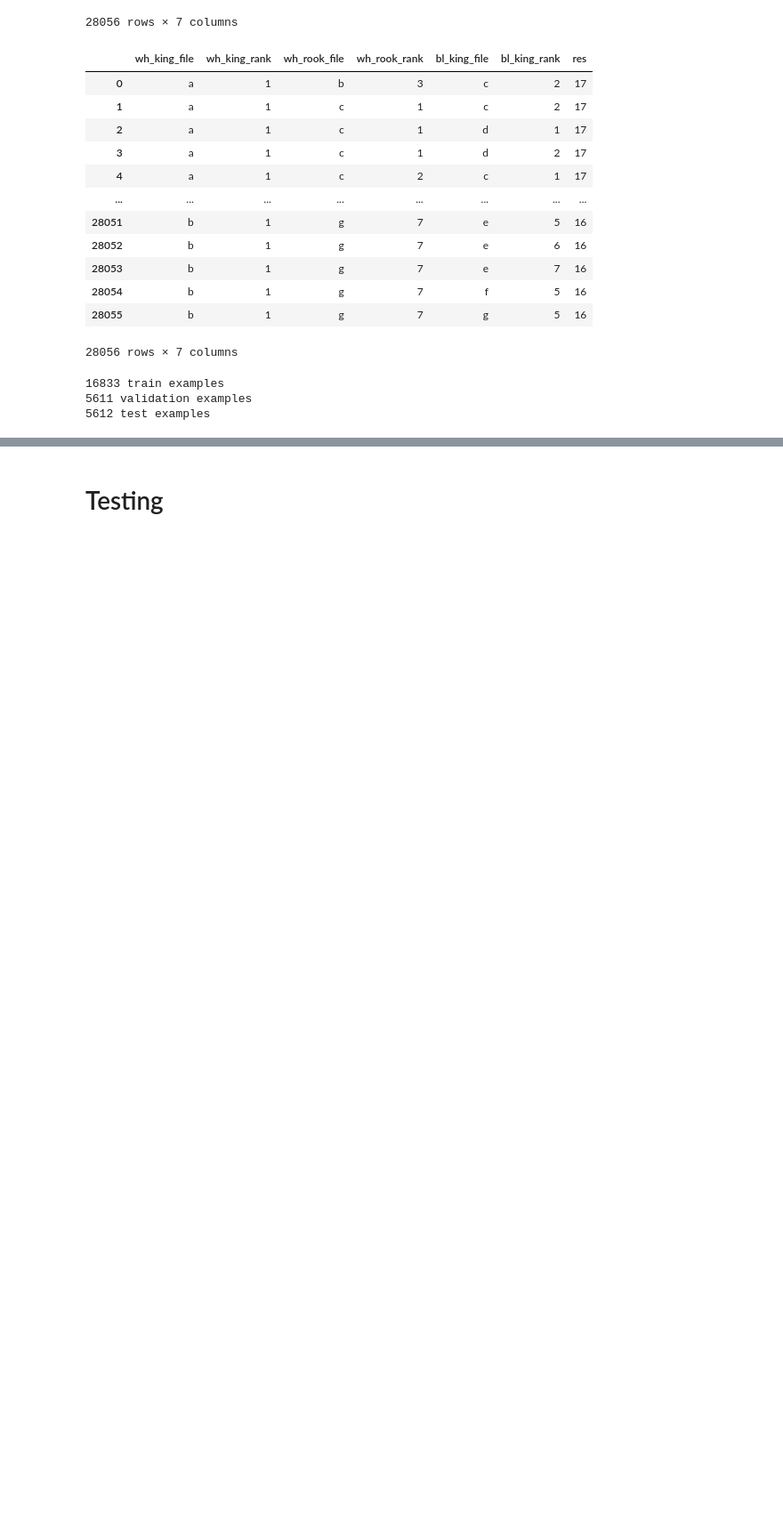
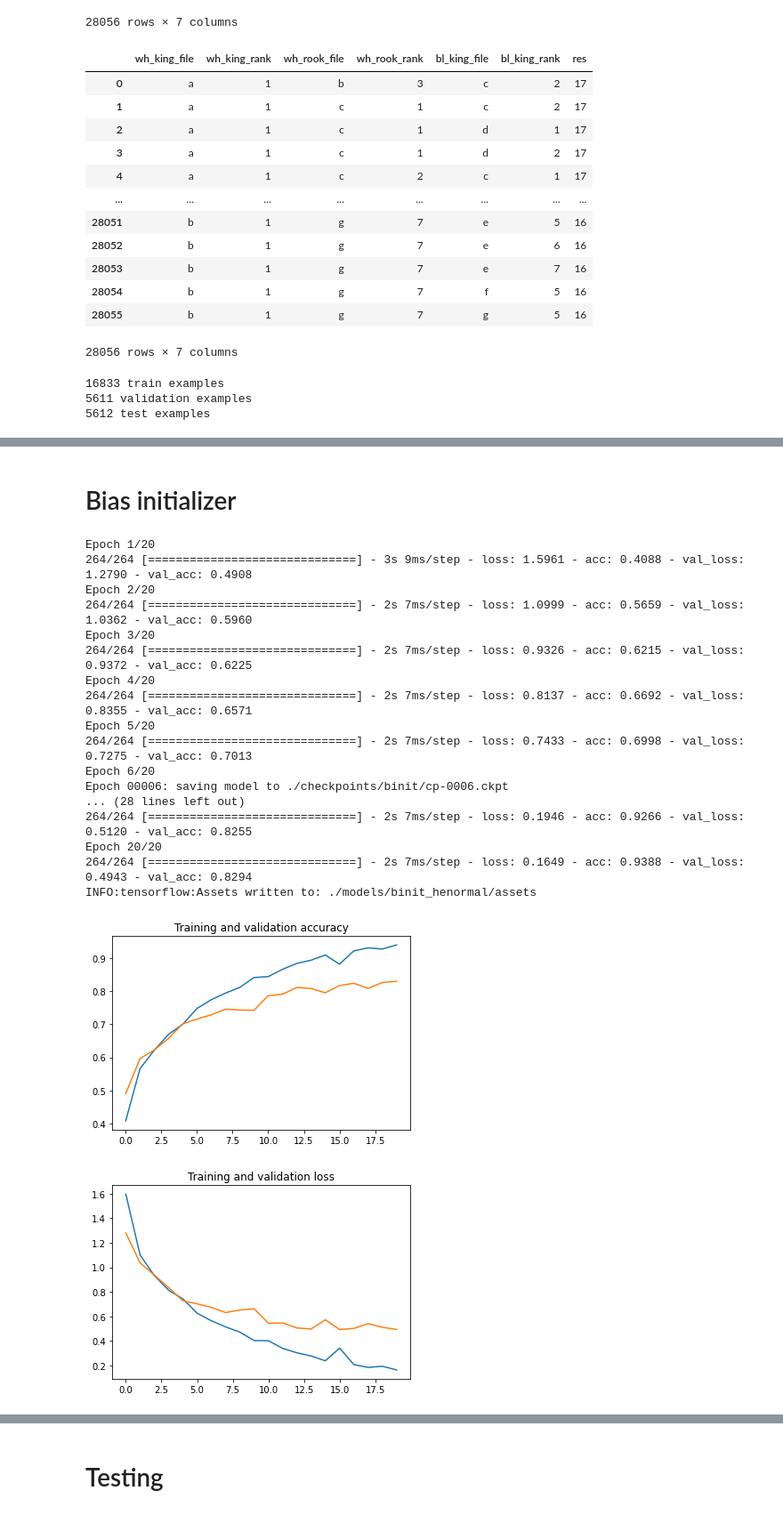
Before and after one commit to pacifi5t/neural-networks, a Jupyter notebook: lab1.ipynb, the cells around one changed output, grey strips where cells are left out. Shown: that part at 89% size. Saved outputs shown, nothing was run; the diff lists cells and outputs as text; code cells hidden in the pictures; blank space fills up the shorter version.

```diff
--- a/lab1.ipynb
+++ b/lab1.ipynb
@@ -127,0 +321,50 @@ for column in ['wh_king_file', 'wh_rook_file', 'bl_king_file']:
+# %% [markdown]
+# Bias initializer
+# %%
+all_features = tf.keras.layers.concatenate(encoded_features)
+
+checkpoint_path = './checkpoints/binit/'
+p = 0.1
+
+purge_checkpoints()
+
+x = layers.Dense(512, activation="relu",
+                 bias_initializer="he_normal")(all_features)
+x1 = layers.Dense(512, activation="relu", bias_initializer="he_normal")(x)
+x2 = layers.Dense(1024, activation="relu", bias_initializer="he_normal")(x1)
+output_layer = layers.Dense(18, activation="softmax")(x2)
+
+model = Model(inputs=all_inputs, outputs=output_layer)
+
+model.compile(optimizer='adam',
+              loss='sparse_categorical_crossentropy',
+              metrics=['acc'])
+
+history = model.fit(train_ds,
+                    validation_data=val_ds,
+                    epochs=20,
+                    batch_size=batch_size,
+                    callbacks=[get_cp_callback(checkpoint_path + 'cp-{epoch:04d}.ckpt')])
+
+model.save('./models/binit_henormal')
+plotHistory(history)
+# %% [output]
+Epoch 1/20
+264/264 [==============================] - 3s 9ms/step - loss: 1.5961 - acc: 0.4088 - val_loss: 1.2790 - val_acc: 0.4908
+Epoch 2/20
+264/264 [==============================] - 2s 7ms/step - loss: 1.0999 - acc: 0.5659 - val_loss: 1.0362 - val_acc: 0.5960
+Epoch 3/20
+264/264 [==============================] - 2s 7ms/step - loss: 0.9326 - acc: 0.6215 - val_loss: 0.9372 - val_acc: 0.6225
+Epoch 4/20
+264/264 [==============================] - 2s 7ms/step - loss: 0.8137 - acc: 0.6692 - val_loss: 0.8355 - val_acc: 0.6571
+Epoch 5/20
+264/264 [==============================] - 2s 7ms/step - loss: 0.7433 - acc: 0.6998 - val_loss: 0.7275 - val_acc: 0.7013
+Epoch 6/20
+Epoch 00006: saving model to ./checkpoints/binit/cp-0006.ckpt
+... (28 lines left out)
+264/264 [==============================] - 2s 7ms/step - loss: 0.1946 - acc: 0.9266 - val_loss: 0.5120 - val_acc: 0.8255
+Epoch 20/20
+264/264 [==============================] - 2s 7ms/step - loss: 0.1649 - acc: 0.9388 - val_loss: 0.4943 - val_acc: 0.8294
+INFO:tensorflow:Assets written to: ./models/binit_henormal/assets
+[figure, added]
+[figure, added]
```
Also changed, not shown: parts of 22 cells of this notebook.
